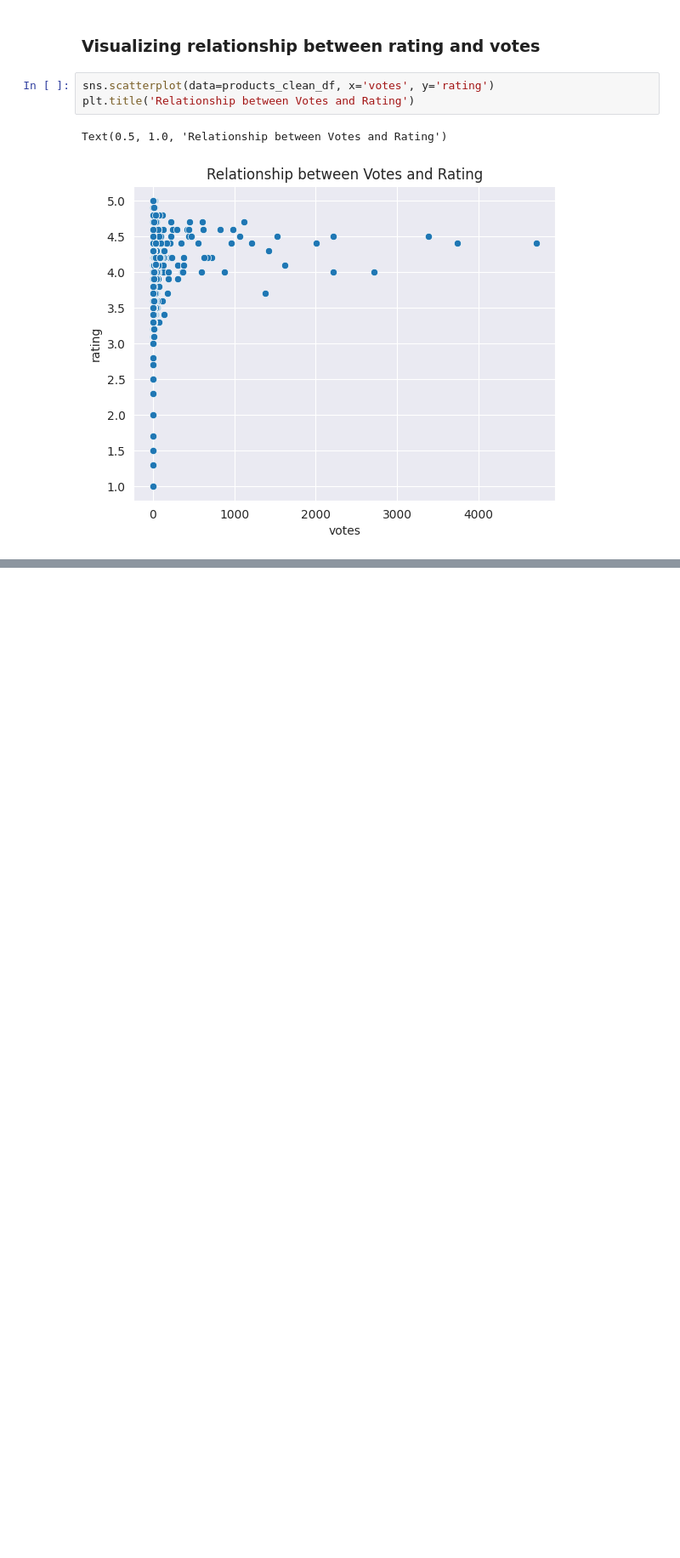
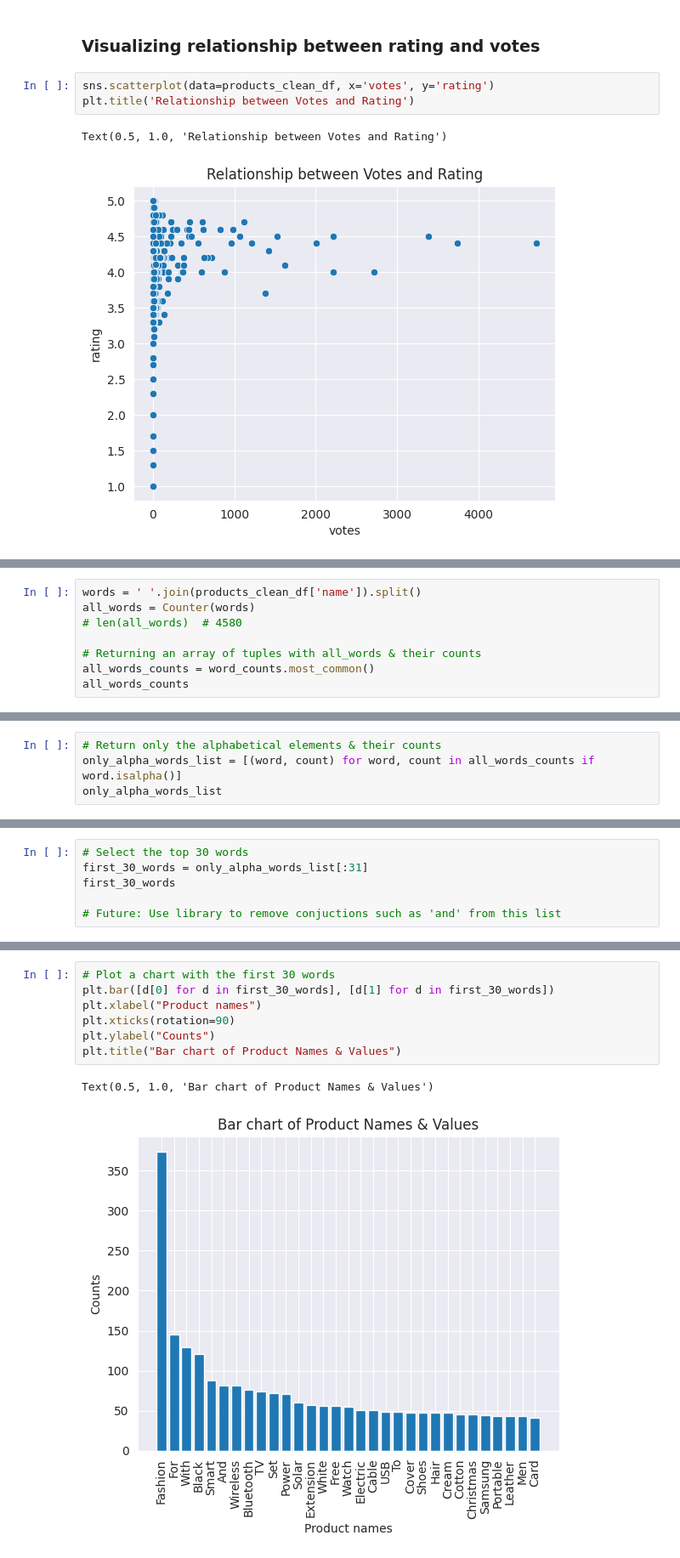
Before and after one commit to mutumagitonga/Jumia-WebScrape-Hackathon, a Jupyter notebook: 1_jumia_webscrape.ipynb, the cells around one changed output, grey strips where cells are left out. Shown at 85% size. Saved outputs shown, nothing was run; the diff lists cells and outputs as text; blank space fills up the shorter version.

Commit message:
Analyzing most popular product names

```diff
--- a/1_jumia_webscrape.ipynb
+++ b/1_jumia_webscrape.ipynb
@@ -733,0 +739,8 @@ Text(0.5, 1.0, 'Relationship between Votes and Rating')
+# %%
+words = ' '.join(products_clean_df['name']).split()
+all_words = Counter(words)
+# len(all_words)  # 4580
+
+# Returning an array of tuples with all_words & their counts
+all_words_counts = word_counts.most_common()
+all_words_counts
@@ -733,0 +765,4 @@ Text(0.5, 1.0, 'Relationship between Votes and Rating')
+# %%
+# Return only the alphabetical elements & their counts
+only_alpha_words_list = [(word, count) for word, count in all_words_counts if word.isalpha()]
+only_alpha_words_list
@@ -733,0 +787,6 @@ Text(0.5, 1.0, 'Relationship between Votes and Rating')
+# %%
+# Select the top 30 words
+first_30_words = only_alpha_words_list[:31]
+first_30_words
+
+# Future: Use library to remove conjuctions such as 'and' from this list
@@ -733,0 +811,10 @@ Text(0.5, 1.0, 'Relationship between Votes and Rating')
+# %%
+# Plot a chart with the first 30 words
+plt.bar([d[0] for d in first_30_words], [d[1] for d in first_30_words])
+plt.xlabel("Product names")
+plt.xticks(rotation=90)
+plt.ylabel("Counts")
+plt.title("Bar chart of Product Names & Values")
+# %% [output]
+Text(0.5, 1.0, 'Bar chart of Product Names & Values')
+[figure, added]
```
Also changed, not shown: parts of 5 cells of this notebook.
